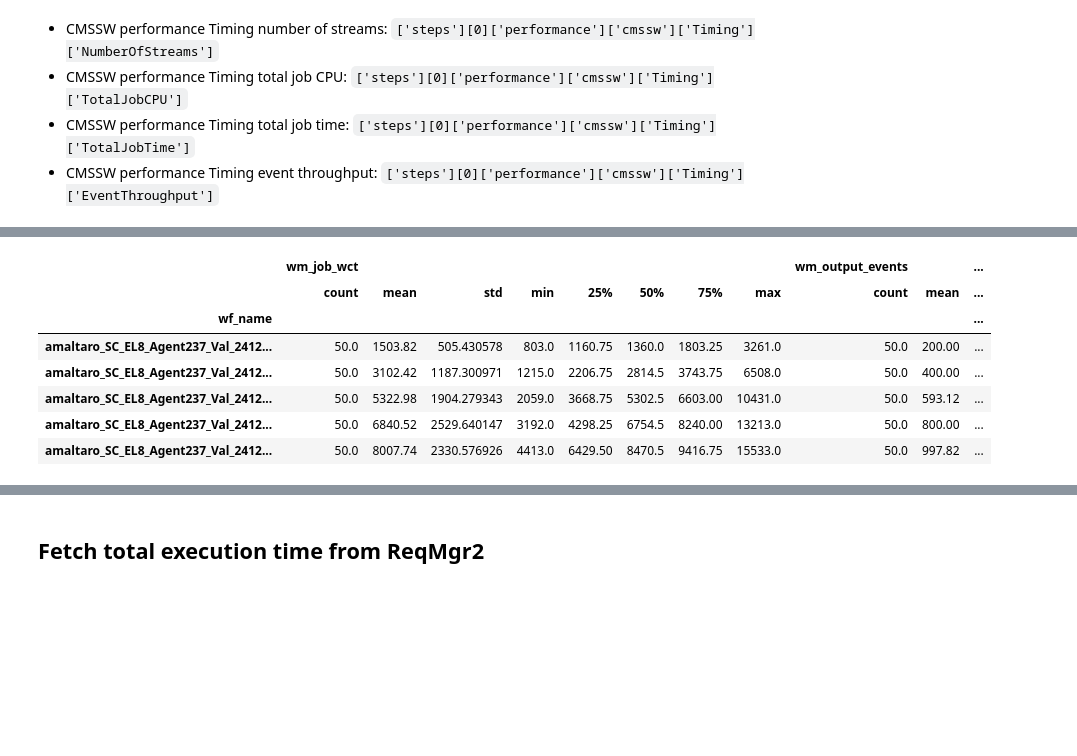
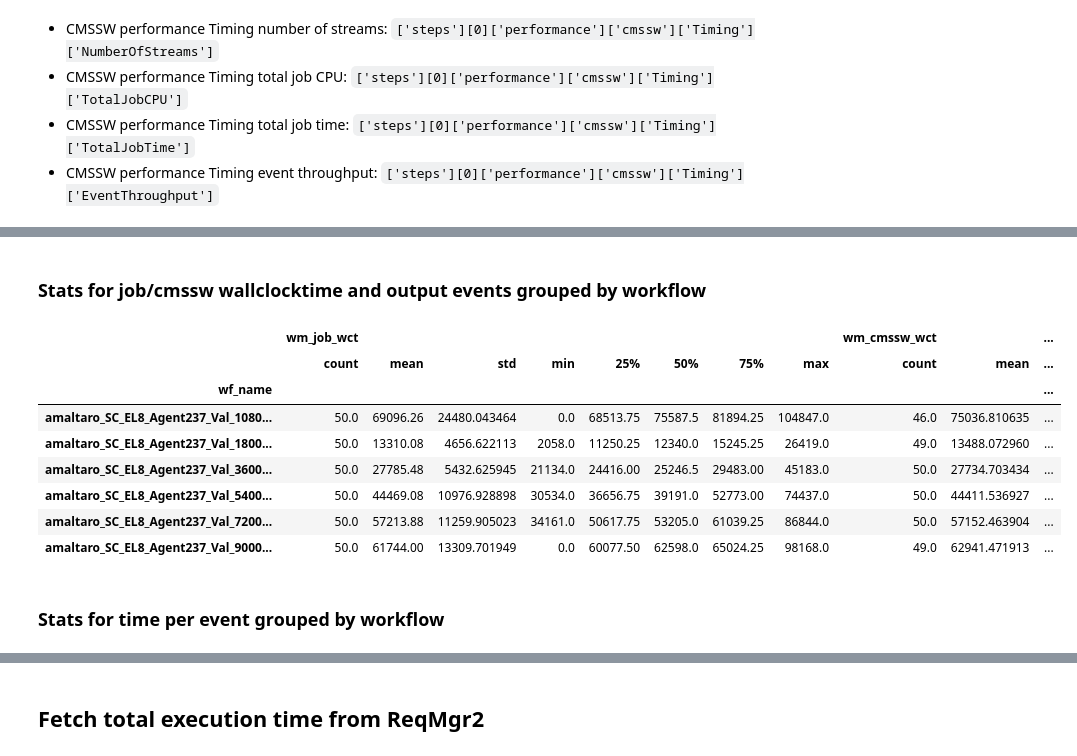
Before and after one commit to amaltaro/ProductionTools, a Jupyter notebook: parse_wmarchive.ipynb, the cells around one changed output, grey strips where cells are left out. Cells and saved outputs as stored; diff of their text form; code cells hidden in the pictures; blank space fills up the shorter version.

```diff
--- a/parse_wmarchive.ipynb
+++ b/parse_wmarchive.ipynb
@@ -134,7 +143,7 @@ Apparently, these are important metrics to keep track of:
 - CMSSW performance Timing event throughput:   `['steps'][0]['performance']['cmssw']['Timing']['EventThroughput']`
 # %%
 # create a panda dataframe with the relevant metrics
-header = ['wf_name', 'wm_job_wct', 'worker_node', 'job_type', 'job_state', 'step_name',
+header = ['wf_name', 'wm_job_wct', 'job_type', 'job_state', 'step_name',
           'wm_cmssw_wct', 'wm_output_events', 'wm_output_size', 'wm_output_location',
           'cmssw_perf_peakrss', 'cmssw_perf_cpumodel', 'cmssw_perf_cpufrequency',
           'cmssw_perf_threads', 'cmssw_perf_streams',
@@ -182,0 +223,9 @@ df.to_csv('wmarchive_out_clean.csv', index=False)
+# %%
+# fill rows with missing values in cmssw_perf_cpufrequency with 0
+df['cmssw_perf_cpufrequency'] = df['cmssw_perf_cpufrequency'].fillna(0)
+
+# round up the cmssw_perf_cpufrequency to the nearest 100 integer
+df['cmssw_perf_cpufrequency'] = df['cmssw_perf_cpufrequency'].apply(lambda x: int(math.ceil(x / 100.0)) * 100)
+
+# print the distribution of cmssw_perf_cpufrequency
+df['cmssw_perf_cpufrequency'].value_counts().plot(kind='pie', autopct='%1.1f%%', title='CPU frequency distribution (rounded up)')
@@ -183,2 +239,5 @@ df.to_csv('wmarchive_out_clean.csv', index=False)
 # %%
-df
+# convert both wm_job_wct and wm_output_events to integers
+# Fill NaN values with 0 before converting to integer
+df['wm_job_wct'] = df['wm_job_wct'].fillna(0).astype(int)
+df['wm_output_events'] = df['wm_output_events'].fillna(0).astype(int)
@@ -199,6 +244,6 @@ df
 # %%
 # for job_type == "Production", plot the wallclock time as a function of the number of events
-df_prod = df[df['job_type'] == 'Production']
-df_prod.plot(x='wm_output_events', y='wm_job_wct', kind='scatter', ylabel='wallclock time (secs)')
+df_prod = df[df['job_type'] == 'Production'].copy()
+df_prod.plot(x='wm_output_events', y='wm_job_wct', kind='scatter', ylabel='wallclock time (secs)', figsize=(10, 6))
 # %% [output]
 <Axes: xlabel='wm_output_events', ylabel='wallclock time (secs)'>
@@ -206,14 +258,18 @@ df_prod.plot(x='wm_output_events', y='wm_job_wct', kind='scatter', ylabel='wallc
+# %% [markdown]
+### Stats for job/cmssw wallclocktime and output events grouped by workflow
 # %%
 # describe the dataframe for each wf_name for job_type == "Production"
-# describe only the wm_job_wct
-# add the wm_output_events column to the describe
-df_prod.groupby('wf_name')[['wm_job_wct', 'wm_output_events']].describe()
+pd.set_option('display.max_columns', None)
+df_prod.groupby('wf_name')[['wm_job_wct', 'wm_cmssw_wct', 'wm_output_events']].describe()
 # %% [output]
-|  | wm_job_wct |  |  |  |  |  |  |  | wm_output_events |  | ... |
+|  | wm_job_wct |  |  |  |  |  |  |  | wm_cmssw_wct |  | ... |
 |  | count | mean | std | min | 25% | 50% | 75% | max | count | mean | ... |
 | wf_name |  |  |  |  |  |  |  |  |  |  | ... |
-| amaltaro_SC_EL8_Agent237_Val_2412... | 50.0 | 1503.82 | 505.430578 | 803.0 | 1160.75 | 1360.0 | 1803.25 | 3261.0 | 50.0 | 200.00 | ... |
-| amaltaro_SC_EL8_Agent237_Val_2412... | 50.0 | 3102.42 | 1187.300971 | 1215.0 | 2206.75 | 2814.5 | 3743.75 | 6508.0 | 50.0 | 400.00 | ... |
-| amaltaro_SC_EL8_Agent237_Val_2412... | 50.0 | 5322.98 | 1904.279343 | 2059.0 | 3668.75 | 5302.5 | 6603.00 | 10431.0 | 50.0 | 593.12 | ... |
-| amaltaro_SC_EL8_Agent237_Val_2412... | 50.0 | 6840.52 | 2529.640147 | 3192.0 | 4298.25 | 6754.5 | 8240.00 | 13213.0 | 50.0 | 800.00 | ... |
-| amaltaro_SC_EL8_Agent237_Val_2412... | 50.0 | 8007.74 | 2330.576926 | 4413.0 | 6429.50 | 8470.5 | 9416.75 | 15533.0 | 50.0 | 997.82 | ... |
+| amaltaro_SC_EL8_Agent237_Val_1080... | 50.0 | 69096.26 | 24480.043464 | 0.0 | 68513.75 | 75587.5 | 81894.25 | 104847.0 | 46.0 | 75036.810635 | ... |
+| amaltaro_SC_EL8_Agent237_Val_1800... | 50.0 | 13310.08 | 4656.622113 | 2058.0 | 11250.25 | 12340.0 | 15245.25 | 26419.0 | 49.0 | 13488.072960 | ... |
+| amaltaro_SC_EL8_Agent237_Val_3600... | 50.0 | 27785.48 | 5432.625945 | 21134.0 | 24416.00 | 25246.5 | 29483.00 | 45183.0 | 50.0 | 27734.703434 | ... |
+| amaltaro_SC_EL8_Agent237_Val_5400... | 50.0 | 44469.08 | 10976.928898 | 30534.0 | 36656.75 | 39191.0 | 52773.00 | 74437.0 | 50.0 | 44411.536927 | ... |
+| amaltaro_SC_EL8_Agent237_Val_7200... | 50.0 | 57213.88 | 11259.905023 | 34161.0 | 50617.75 | 53205.0 | 61039.25 | 86844.0 | 50.0 | 57152.463904 | ... |
+| amaltaro_SC_EL8_Agent237_Val_9000... | 50.0 | 61744.00 | 13309.701949 | 0.0 | 60077.50 | 62598.0 | 65024.25 | 98168.0 | 49.0 | 62941.471913 | ... |
+# %% [markdown]
+### Stats for time per event grouped by workflow
```
Also changed, not shown: parts of 26 cells of this notebook.
